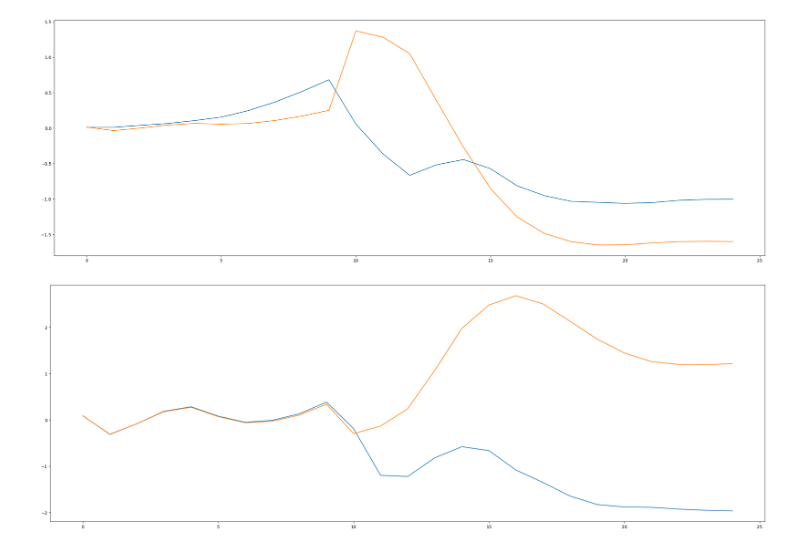
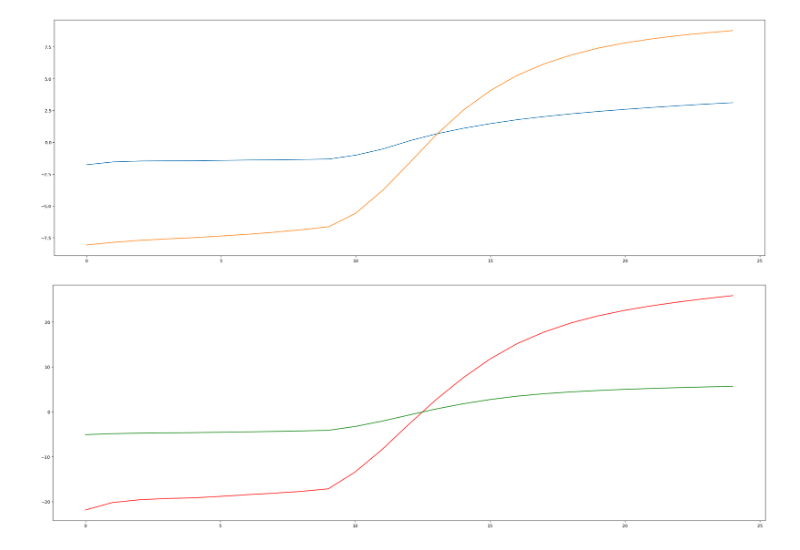
Before and after one commit to jshengen/OOPBinaryClassification, a Jupyter notebook: 3OutsObjectOriented.ipynb, the cells around one changed output. Saved outputs shown, nothing was run; the diff lists cells and outputs as text; code cells hidden in the pictures.

```diff
--- a/3OutsObjectOriented.ipynb
+++ b/3OutsObjectOriented.ipynb
@@ -1249,7 +1390,7 @@ MAX_EPOCHS = 100 # Total epochs
 
 BATCH_SIZE = 20000 # Trials per batch
 
-TRIALSPERANGLE = 4000 #Trials per angle
+TRIALSPERANGLE = 1000 #Trials per angle
 # %%
 run = main(MAXPROB, UNITS, MAX_EPOCHS, BATCH_SIZE, TRIALSPERANGLE)
 # %% [output]
@@ -1375,3 +1500,20 @@ flat = rnn_activations.reshape(-1, rnn_activations.shape[-1])
+# %%
+def avg(filteredList, PCA):
+    '''filtered list is a list of trials of a specific type
+        the indexes of those trials are used and averaged over the pca'''
+    first = True
+    count = 0
+    for t in filteredList:
+        if first:
+            avgList = PCA[t.info.index]
+            first = False
+        else:
+            avgList += PCA[t.info.index]
+        count += 1
+
+    avgList = avgList/count
+
+    return avgList
 # %%
 from sklearn.decomposition import PCA
 
@@ -1421,69 +1609,39 @@ plt.show()
 # %%
 fig, ax = plt.subplots(1,1,figsize = (30,10), sharex=True, sharey= True)
 
 
-leftChoiceCorrect = list(set(incorrect).intersection(set(leftCorrectCh)))
+inCorrectHighAtt = list(set(incorrect).intersection(set(highAttTrials)))
 
-rightChoiceCorrect = list(set(incorrect).intersection(set(rightCorrectCh)))
+inCorrectLowAtt = list(set(incorrect).intersection(set(lowAttTrials)))
 
-def avg(filteredList, PCA):
-    first = True
-    count = 0
-    for t in filteredList:
-        if first:
-            avgList = PCA[t.info.index]
-            first = False
-        else:
-            avgList += PCA[t.info.index]
-        count += 1
-
-    avgList = avgList/count
-
-    return avgList
-
-start = 5
+start = 0
 
 end = start +1
 
-g = avg(leftChoiceCorrect, pcaShaped)
+g = avg(inCorrectHighAtt, pcaShaped)
 ax.plot(g[:,start:end])
 
-l = avg(rightChoiceCorrect, pcaShaped)
+l = avg(inCorrectLowAtt, pcaShaped)
 ax.plot(l[:,start:end])
 
 plt.show()
 # %% [output]
-[figure, old version]
+[figure, new version]
 # %%
-
 fig, ax = plt.subplots(1,1,figsize = (30,10), sharex=True, sharey= True)
 
 
-def avg(filteredList, PCA):
-    first = True
-    count = 0
-    for t in filteredList:
-        if first:
-            avgList = PCA[t.info.index]
-            first = False
-        else:
-            avgList += PCA[t.info.index]
-        count += 1
 
-    avgList = avgList/count
-
-    return avgList
-
-start = 5
+start = 0
 
 end = start +1
 
-g = avg(leftCorrectCh, pcaShaped)
-ax.plot(g[:,start:end])
+g = avg(highAttTrials, pcaShaped)
+ax.plot(g[:,start:end], 'r')
 
-l = avg(rightCorrectCh, pcaShaped)
-ax.plot(l[:,start:end])
+l = avg(lowAttTrials, pcaShaped)
+ax.plot(l[:,start:end], 'g')
 
 plt.show()
 # %% [output]
-[figure, old version]
+[figure, new version]
```
Also changed, not shown: parts of 20 cells of this notebook.
